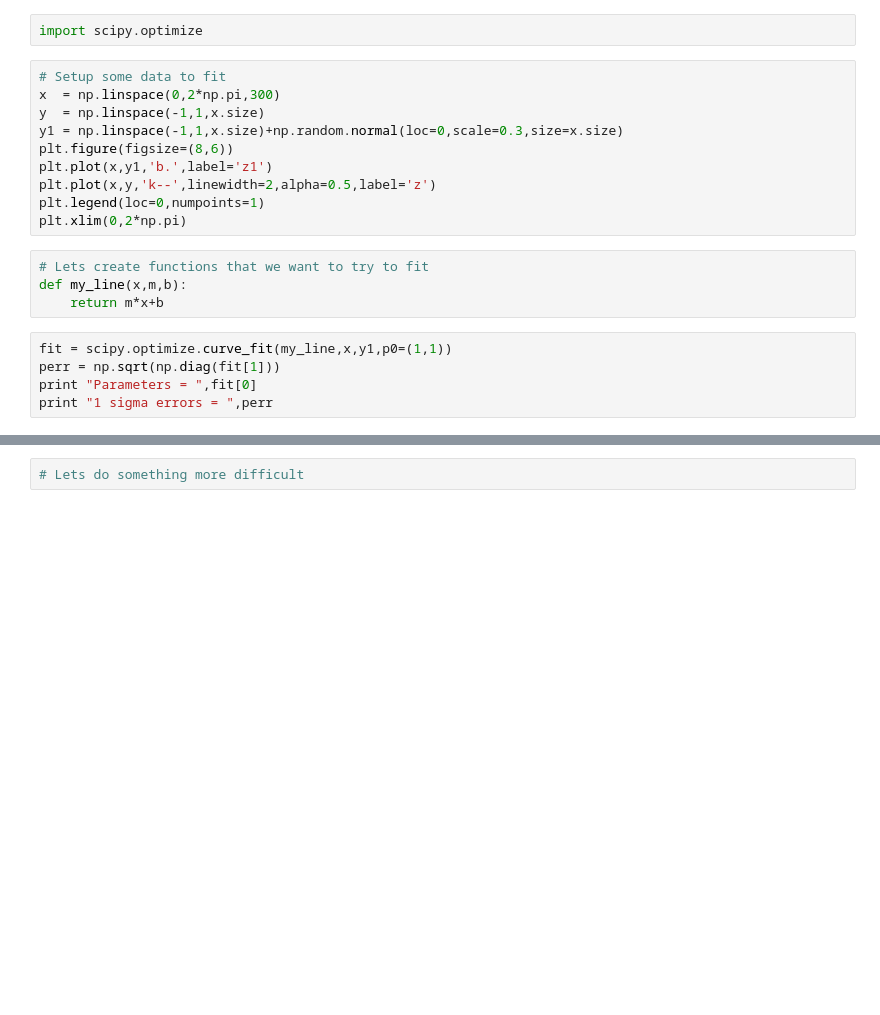
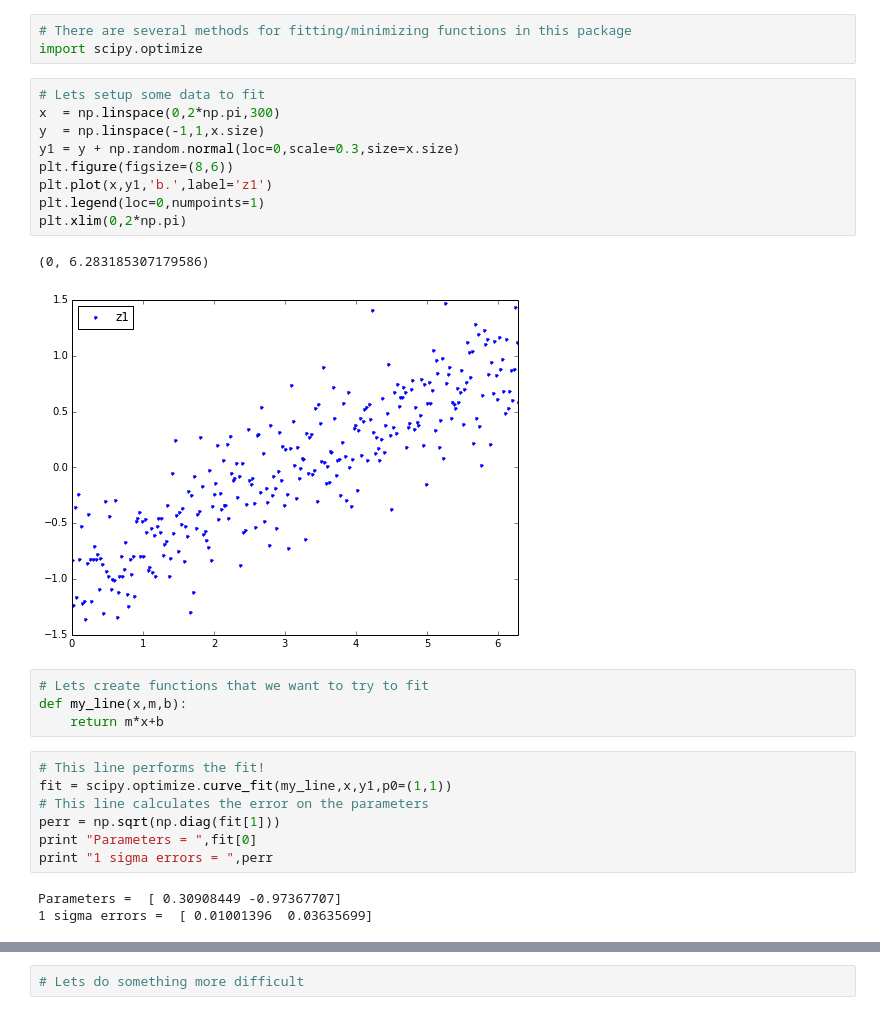
Before and after one commit to bungernut/2015PAG_ComputerDay, a Jupyter notebook: Python/5) Python Fitting.ipynb, the cells around one changed output, grey strips where cells are left out. Cells and saved outputs as stored; diff of their text form; blank space fills up the shorter version.

```diff
--- a/Python/5) Python Fitting.ipynb
+++ b/Python/5) Python Fitting.ipynb
@@ -1,24 +1,32 @@
-# %%
-import scipy.optimize
+# %%
+# There are several methods for fitting/minimizing functions in this package
+import scipy.optimize
 # %%
-# Setup some data to fit
+# Lets setup some data to fit
 x  = np.linspace(0,2*np.pi,300)
 y  = np.linspace(-1,1,x.size)
-y1 = np.linspace(-1,1,x.size)+np.random.normal(loc=0,scale=0.3,size=x.size)
+y1 = y + np.random.normal(loc=0,scale=0.3,size=x.size)
 plt.figure(figsize=(8,6))
 plt.plot(x,y1,'b.',label='z1')
-plt.plot(x,y,'k--',linewidth=2,alpha=0.5,label='z')
 plt.legend(loc=0,numpoints=1)
 plt.xlim(0,2*np.pi)
+# %% [output]
+(0, 6.283185307179586)
+[figure, added]
 # %%
 # Lets create functions that we want to try to fit
 def my_line(x,m,b):
     return m*x+b
 # %%
+# This line performs the fit!
 fit = scipy.optimize.curve_fit(my_line,x,y1,p0=(1,1))
+# This line calculates the error on the parameters
 perr = np.sqrt(np.diag(fit[1]))
 print "Parameters = ",fit[0]
 print "1 sigma errors = ",perr
+# %% [output]
+Parameters =  [ 0.30908449 -0.97367707]
+1 sigma errors =  [ 0.01001396  0.03635699]
 # %%
 plt.figure(figsize=(8,6))
 plt.plot(x,y1,'b.',label='y1')
```
Also changed, not shown: parts of 4 cells of this notebook, 7 other files.
